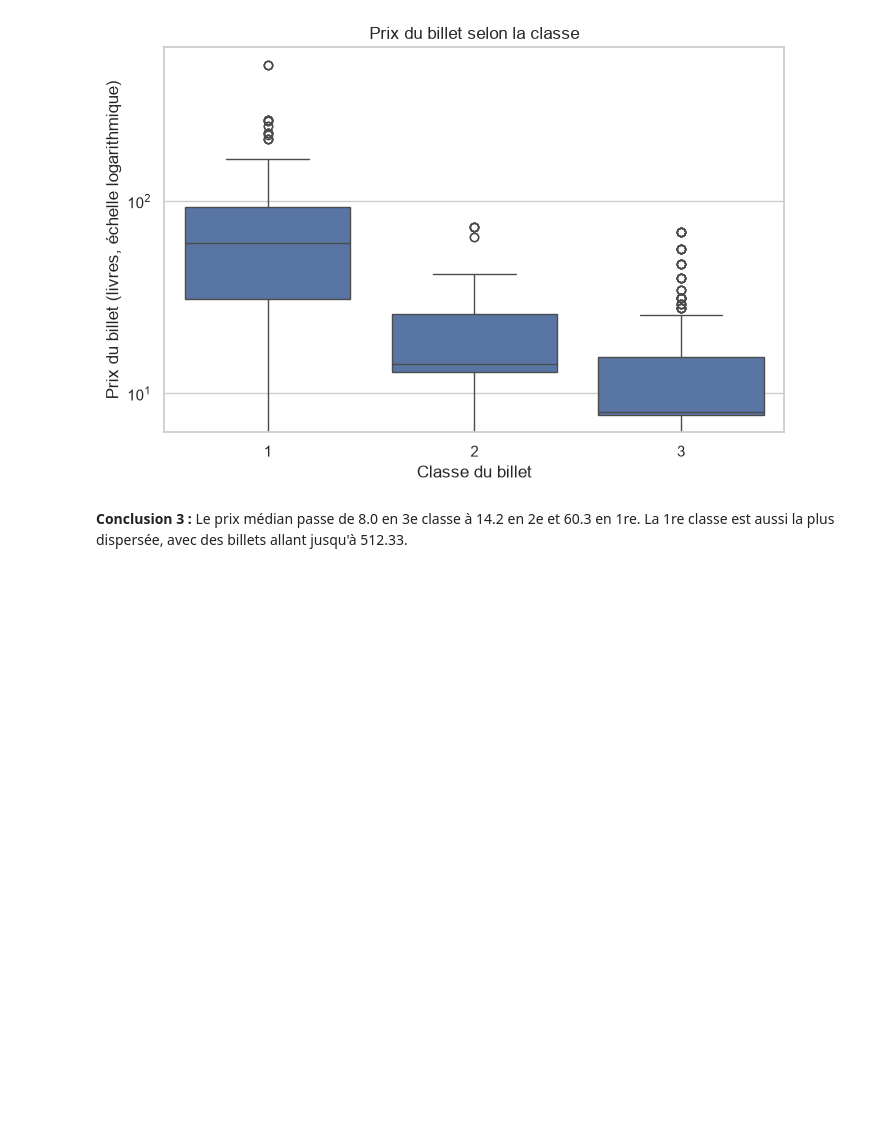
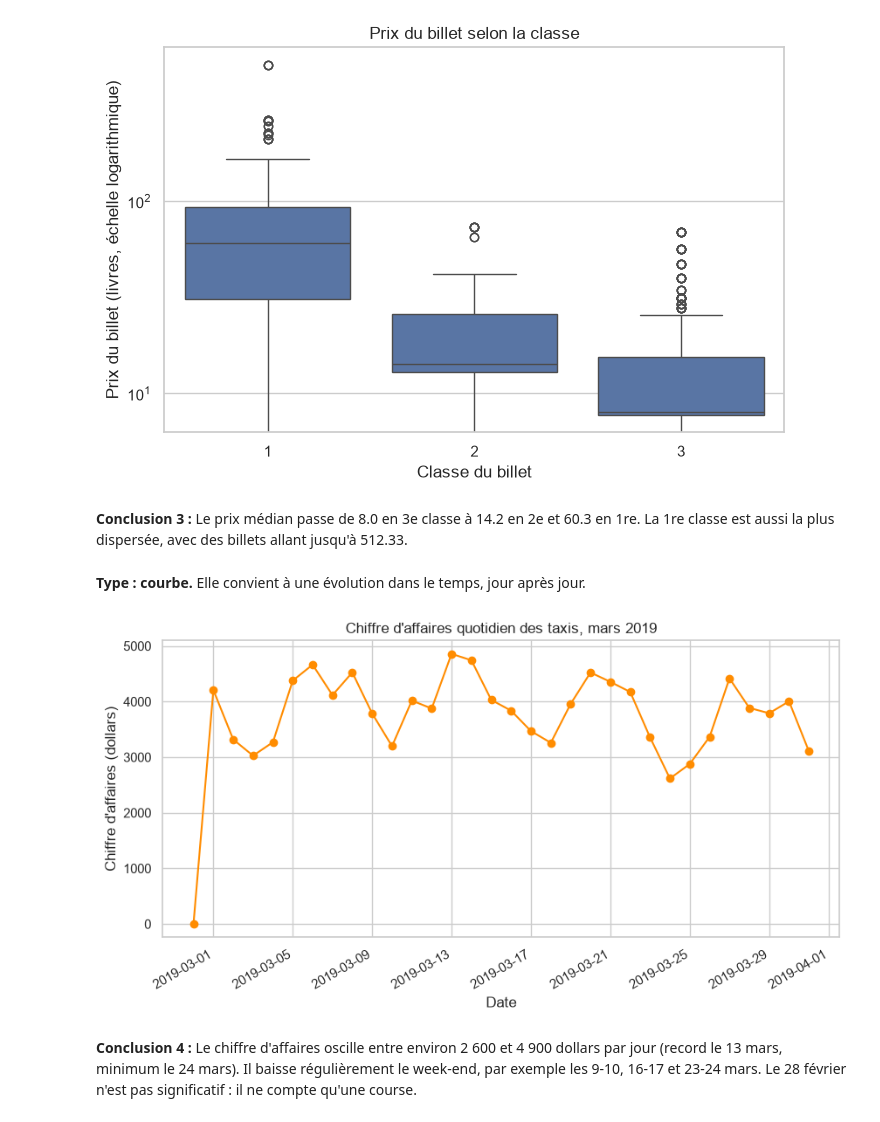
Before and after one commit to fotsotagnefred-png/Mon-projet-python, a Jupyter notebook: exercice-12/exercice.ipynb, the cells around one changed output. Cells and saved outputs as stored; diff of their text form; code cells hidden in the pictures; blank space fills up the shorter version.

Commit message:
Exercice 12 : graphique 4, chiffre d'affaires des taxis

```diff
--- a/exercice-12/exercice.ipynb
+++ b/exercice-12/exercice.ipynb
@@ -71,3 +71,21 @@ plt.show()
 [figure]
 # %% [markdown]
 **Conclusion 3 :** Le prix médian passe de 8.0 en 3e classe à 14.2 en 2e et 60.3 en 1re. La 1re classe est aussi la plus dispersée, avec des billets allant jusqu'à 512.33.
+# %% [markdown]
+**Type : courbe.** Elle convient à une évolution dans le temps, jour après jour.
+# %%
+taxis["jour"] = pd.to_datetime(taxis["pickup"].dt.date)
+ca_par_jour = taxis.groupby("jour")["total"].sum()
+
+fig, ax = plt.subplots(figsize=(10, 5))
+ax.plot(ca_par_jour.index, ca_par_jour.values, marker="o", color="darkorange")
+ax.set_title("Chiffre d'affaires quotidien des taxis, mars 2019")
+ax.set_xlabel("Date")
+ax.set_ylabel("Chiffre d'affaires (dollars)")
+fig.autofmt_xdate()
+fig.savefig("../figures/graphique_4_ca_taxis.png", dpi=150, bbox_inches="tight")
+plt.show()
+# %% [output]
+[figure, added]
+# %% [markdown]
+**Conclusion 4 :** Le chiffre d'affaires oscille entre environ 2 600 et 4 900 dollars par jour (record le 13 mars, minimum le 24 mars). Il baisse régulièrement le week-end, par exemple les 9-10, 16-17 et 23-24 mars. Le 28 février n'est pas significatif : il ne compte qu'une course.
```
Also changed, not shown: 1 other file.
